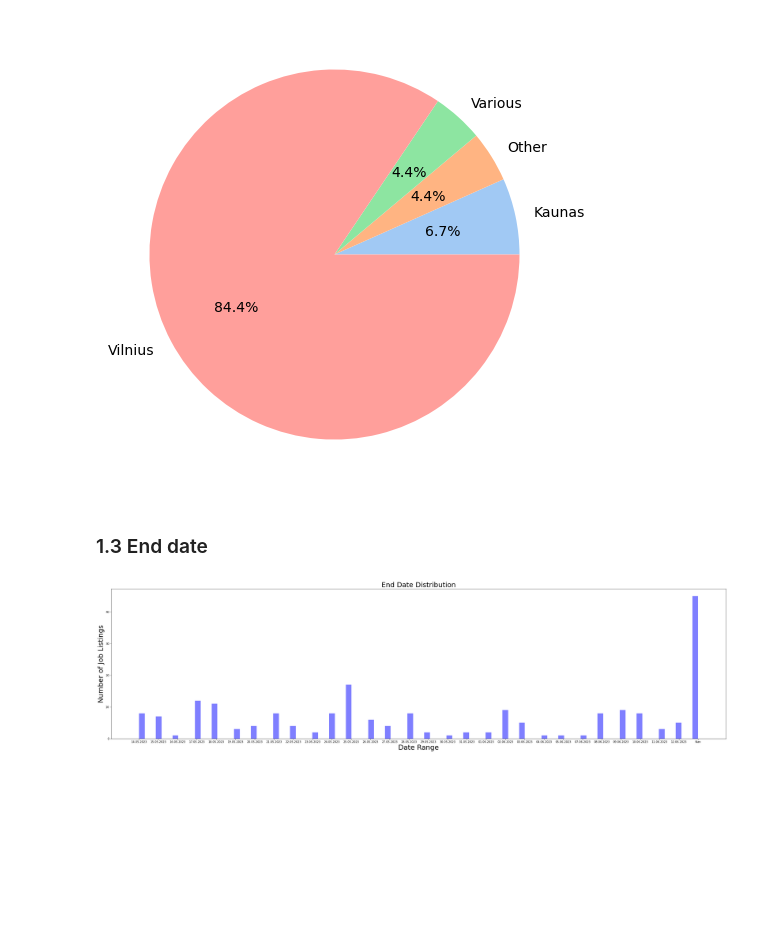
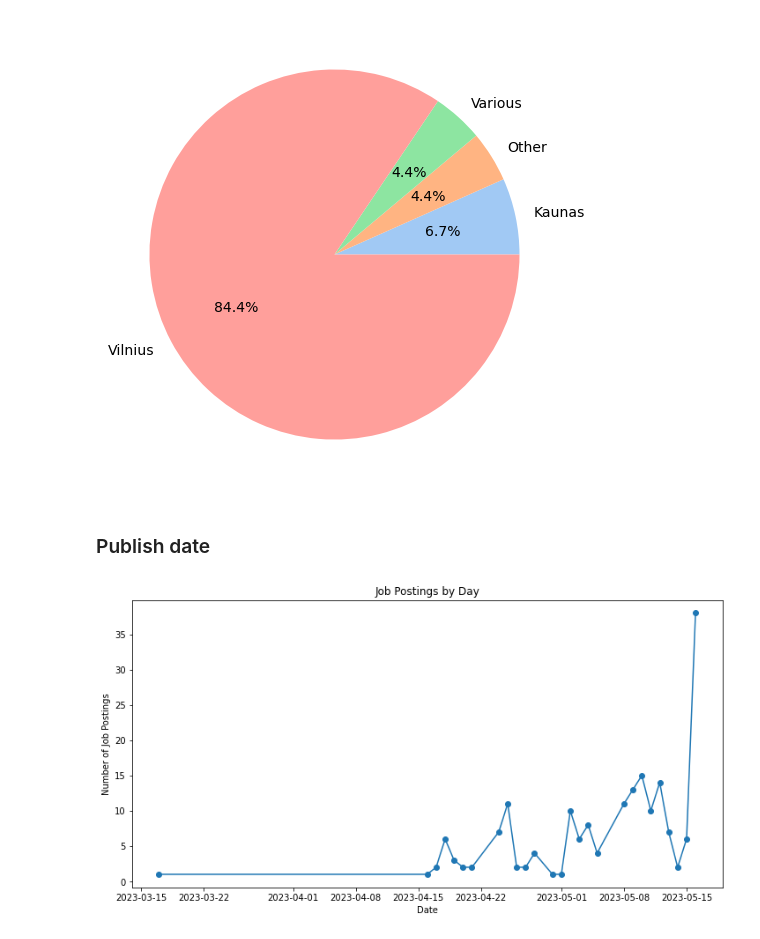
Before and after one commit to Inesence/Data_Job_Market_Analysis_LV, a Jupyter notebook: Data Analysis.ipynb, the cells around one changed output. Saved outputs shown, nothing was run; the diff lists cells and outputs as text; code cells hidden in the pictures; blank space fills up the shorter version.

```diff
--- a/Data Analysis.ipynb
+++ b/Data Analysis.ipynb
@@ -192,14 +200,17 @@ plt.show()
 # %% [output]
 [figure]
 # %% [markdown]
-### 1.3 End date
+###  Publish date
-# %%
-plt.figure(figsize=(40,10)) # set figure size
-plt.hist(df['End_date'].dropna(), bins=100, alpha=0.5, color='blue')
-
-plt.title('End Date Distribution', fontsize= 25)
-plt.xlabel('Date Range',  fontsize= 25)
-plt.ylabel('Number of Job Listings',  fontsize= 25)
-plt.show()
-# %% [output]
-[figure, removed]
+# %%
+# Group the data by day and count the number of job postings
+job_postings_by_day = df.groupby(df['Published'].dt.date).size()
+
+# Create a line plot
+plt.figure(figsize=(12, 6))
+job_postings_by_day.plot(kind='line', marker='o')
+plt.title('Job Postings by Day')
+plt.xlabel('Date')
+plt.ylabel('Number of Job Postings')
+plt.show()
+# %% [output]
+[figure, added]
```
Also changed, not shown: parts of 10 cells of this notebook, 5 other files.
